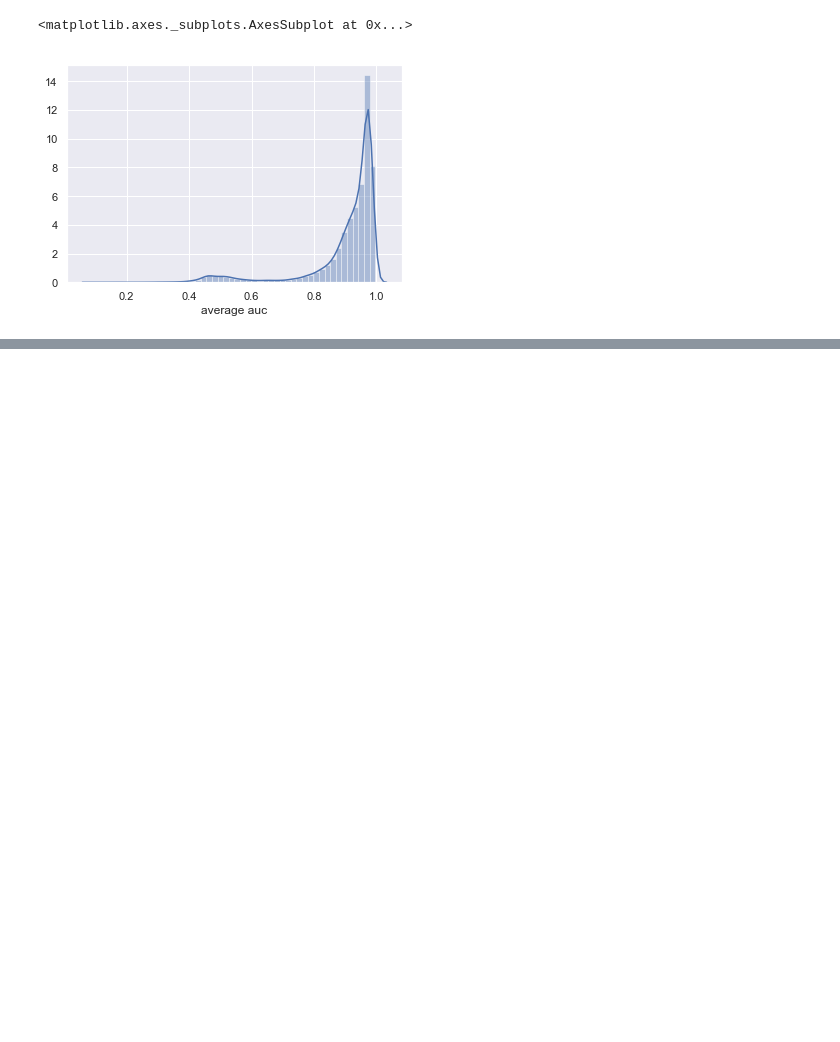
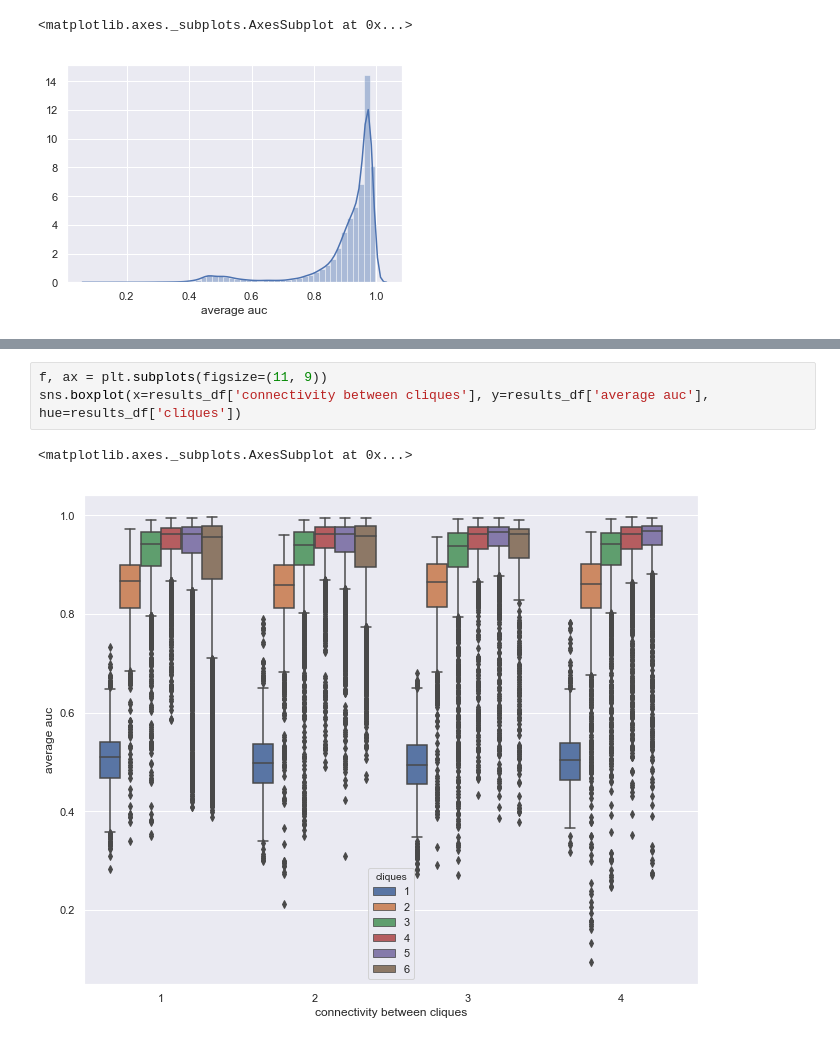
Before and after one commit to cbbruss/graph_embed, a Jupyter notebook: notebooks/Graph_Embeddings_Hyperparameters_Exploration.ipynb, the cells around one changed output, grey strips where cells are left out. Saved outputs shown, nothing was run; the diff lists cells and outputs as text; blank space fills up the shorter version.

```diff
--- a/notebooks/Graph_Embeddings_Hyperparameters_Exploration.ipynb
+++ b/notebooks/Graph_Embeddings_Hyperparameters_Exploration.ipynb
@@ -15,0 +49,6 @@ sns.distplot(results_df['average auc'])
+# %%
+f, ax = plt.subplots(figsize=(11, 9))
+sns.boxplot(x=results_df['connectivity between cliques'], y=results_df['average auc'], hue=results_df['cliques'])
+# %% [output]
+<matplotlib.axes._subplots.AxesSubplot at 0x...>
+[figure, added]
```
Also changed, not shown: parts of 5 cells of this notebook.
